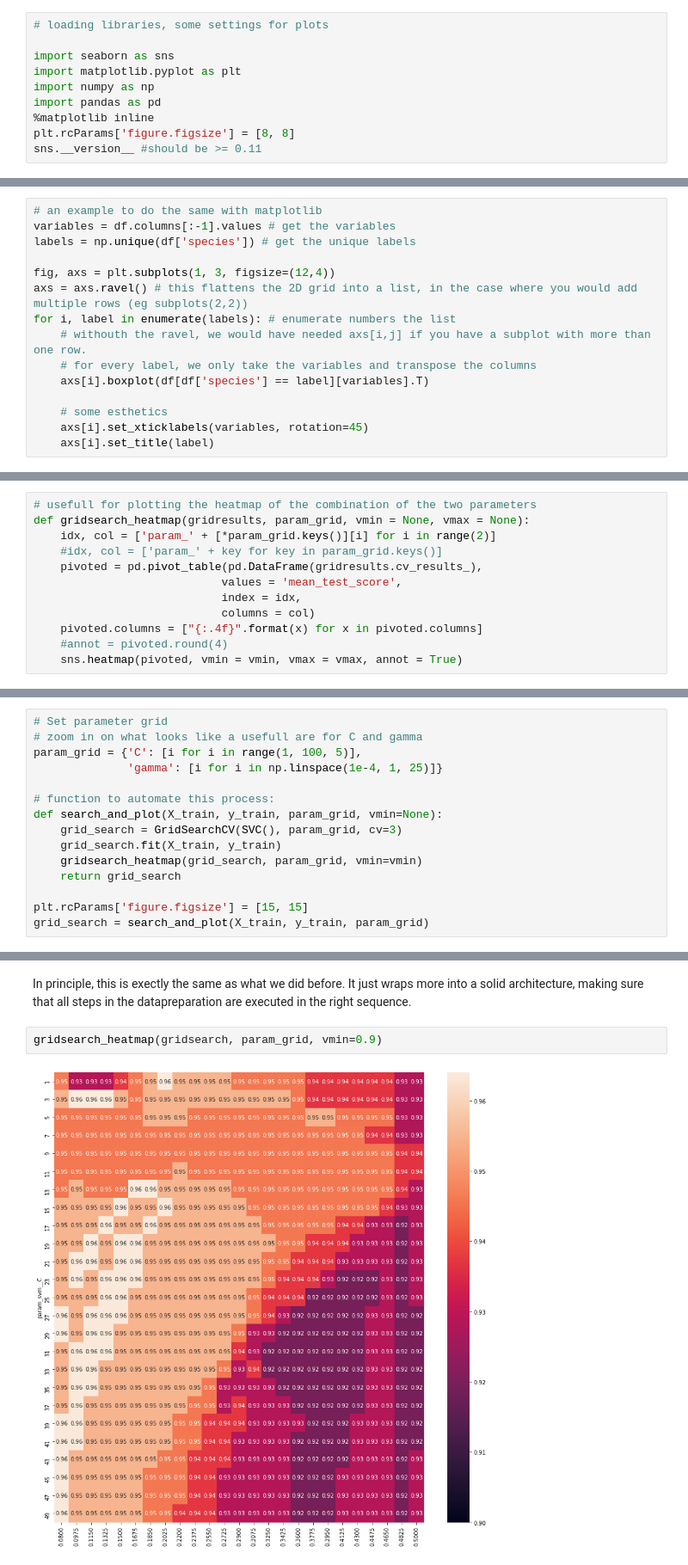
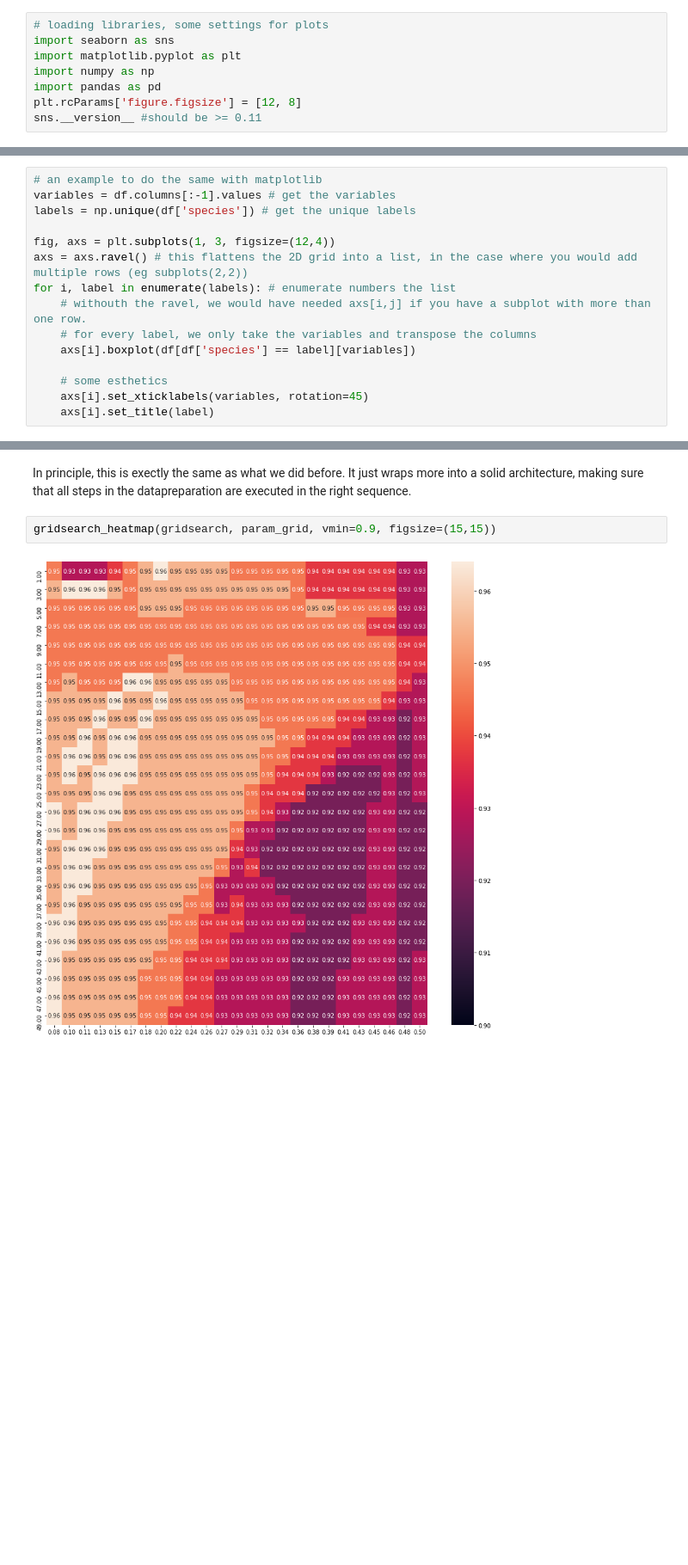
Before and after one commit to kruippie/tmoi-ml-20, a Jupyter notebook: 1-pipelines/lesson1.ipynb, the cells around one changed output, grey strips where cells are left out. Shown at 86% size. Cells and saved outputs as stored; diff of their text form; blank space fills up the shorter version.

Commit message:
adjustments after matplotlib upgrade

```diff
--- a/1-pipelines/lesson1.ipynb
+++ b/1-pipelines/lesson1.ipynb
@@ -27,13 +27,11 @@ Each Machine Learning algorithm makes its own **assumptions about the shape and
 For this example we will use the Iris data set. This is a widely used dataset in tutorials and contains measurements of flower sizes of 3 different species of Iris flowers. Our **goal is to classify each flower to the species it belongs to** (the `label`), based on these measurements.
 # %%
 # loading libraries, some settings for plots
-
 import seaborn as sns
 import matplotlib.pyplot as plt
 import numpy as np
 import pandas as pd
-%matplotlib inline
-plt.rcParams['figure.figsize'] = [8, 8]
+plt.rcParams['figure.figsize'] = [12, 8]
 sns.__version__ #should be >= 0.11
 # %% [output]
 '0.11.1'
@@ -114,7 +112,7 @@ axs = axs.ravel() # this flattens the 2D grid into a list, in the case where you
 for i, label in enumerate(labels): # enumerate numbers the list
     # withouth the ravel, we would have needed axs[i,j] if you have a subplot with more than one row.
     # for every label, we only take the variables and transpose the columns
-    axs[i].boxplot(df[df['species'] == label][variables].T)
+    axs[i].boxplot(df[df['species'] == label][variables])
 
     # some esthetics
     axs[i].set_xticklabels(variables, rotation=45)
@@ -345,18 +355,6 @@ grid_search
 GridSearchCV(cv=3, estimator=SVC(),
              param_grid={'C': [0.0001, 0.001, 0.01, 0.1, 1, 10, 100],
                          'gamma': [0.0001, 0.001, 0.01, 0.1, 1, 10, 100]})
-# %%
-# usefull for plotting the heatmap of the combination of the two parameters
-def gridsearch_heatmap(gridresults, param_grid, vmin = None, vmax = None):
-    idx, col = ['param_' + [*param_grid.keys()][i] for i in range(2)]
-    #idx, col = ['param_' + key for key in param_grid.keys()]
-    pivoted = pd.pivot_table(pd.DataFrame(gridresults.cv_results_),
-                            values = 'mean_test_score',
-                            index = idx,
-                            columns = col)
-    pivoted.columns = ["{:.4f}".format(x) for x in pivoted.columns]
-    #annot = pivoted.round(4)
-    sns.heatmap(pivoted, vmin = vmin, vmax = vmax, annot = True)
 # %% [markdown]
 `GridSearchCV` will perform all necessary model fits automatically. Moreover it will run cross validation for each combination of parameters that we specified and fit a new model on the whole training dataset with the best parameters that were found during the cross validation process.
 # %%
@@ -390,15 +420,0 @@ Usually, it is usefull to iterate this process. So let's wrap this in a function
-# %%
-# Set parameter grid
-# zoom in on what looks like a usefull are for C and gamma
-param_grid = {'C': [i for i in range(1, 100, 5)],
-              'gamma': [i for i in np.linspace(1e-4, 1, 25)]}
-
-# function to automate this process:
-def search_and_plot(X_train, y_train, param_grid, vmin=None):
-    grid_search = GridSearchCV(SVC(), param_grid, cv=3)
-    grid_search.fit(X_train, y_train)
-    gridsearch_heatmap(grid_search, param_grid, vmin=vmin)
-    return grid_search
-
-plt.rcParams['figure.figsize'] = [15, 15]
-grid_search = search_and_plot(X_train, y_train, param_grid)
@@ -477,6 +479,6 @@ print(gridsearch.best_params_)
 # %% [markdown]
 In principle, this is exectly the same as what we did before. It just wraps more into a solid architecture, making sure that all steps in the datapreparation are executed in the right sequence.
 # %%
-gridsearch_heatmap(gridsearch, param_grid, vmin=0.9)
+gridsearch_heatmap(gridsearch, param_grid, vmin=0.9, figsize=(15,15))
 # %% [output]
-[figure, old version]
+[figure, new version]
```
Also changed, not shown: parts of 23 cells of this notebook, 1 other file.
